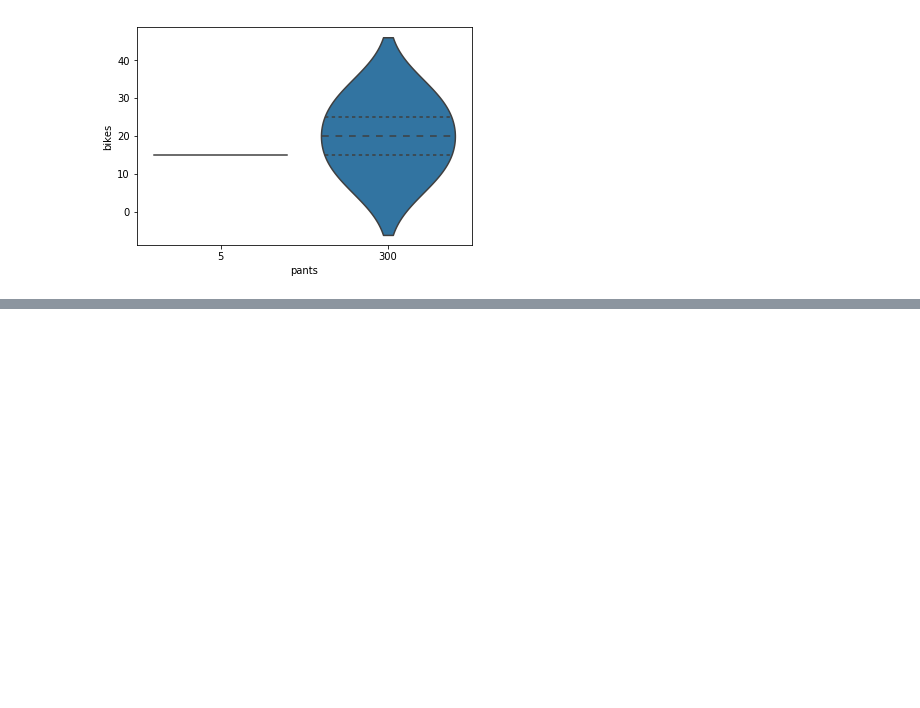
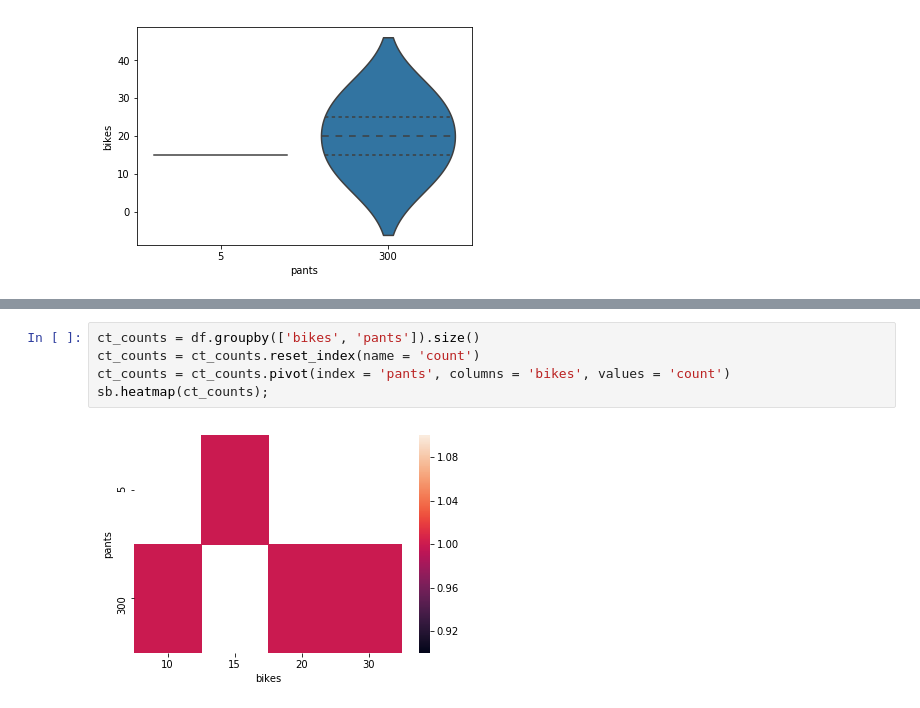
Before and after one commit to ezhilvendhan/tut-notebooks, a Jupyter notebook: *py/2. Matplotlib.ipynb, the cells around one changed output, grey strips where cells are left out. Saved outputs shown, nothing was run; the diff lists cells and outputs as text; blank space fills up the shorter version.

```diff
--- a/*py/2. Matplotlib.ipynb
+++ b/*py/2. Matplotlib.ipynb
@@ -269,0 +286,7 @@ sb.violinplot(data = df, x = 'pants', y = 'bikes', color = base_color,
+# %%
+ct_counts = df.groupby(['bikes', 'pants']).size()
+ct_counts = ct_counts.reset_index(name = 'count')
+ct_counts = ct_counts.pivot(index = 'pants', columns = 'bikes', values = 'count')
+sb.heatmap(ct_counts);
+# %% [output]
+[figure, added]
```
Also changed, not shown: parts of 14 cells of this notebook, 1 other file.
